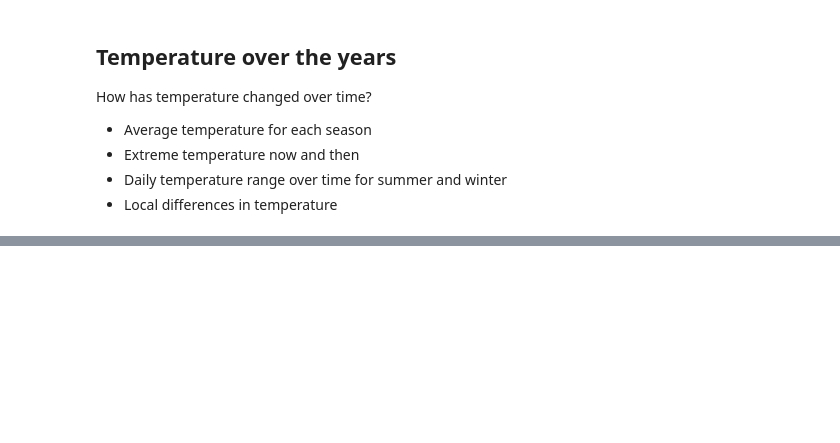
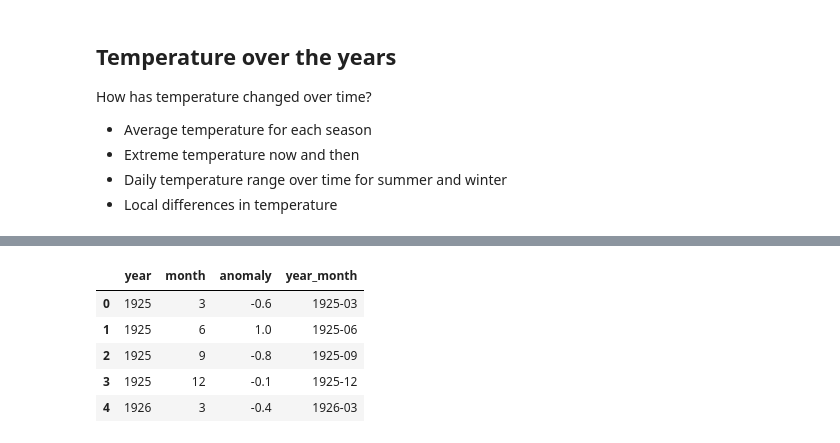
Before and after one commit to trhaugen/troms_weather, a Jupyter notebook: scripts/main_project.ipynb, the cells around one changed output, grey strips where cells are left out. Drawn from its saved outputs; the diff is of its cells as text; code cells hidden in the pictures; blank space fills up the shorter version.

```diff
--- a/scripts/main_project.ipynb
+++ b/scripts/main_project.ipynb
@@ -123,0 +189,10 @@ chosen_stations
+# %%
+amomaly_temperature = vervarslinga.get_temperature_anomaly('1925', '2024')
+amomaly_temperature.head()
+# %% [output]
+|  | year | month | anomaly | year_month |
+| 0 | 1925 | 3 | -0.6 | 1925-03 |
+| 1 | 1925 | 6 | 1.0 | 1925-06 |
+| 2 | 1925 | 9 | -0.8 | 1925-09 |
+| 3 | 1925 | 12 | -0.1 | 1925-12 |
+| 4 | 1926 | 3 | -0.4 | 1926-03 |
```
Also changed, not shown: parts of 20 cells of this notebook, 3 other files.
